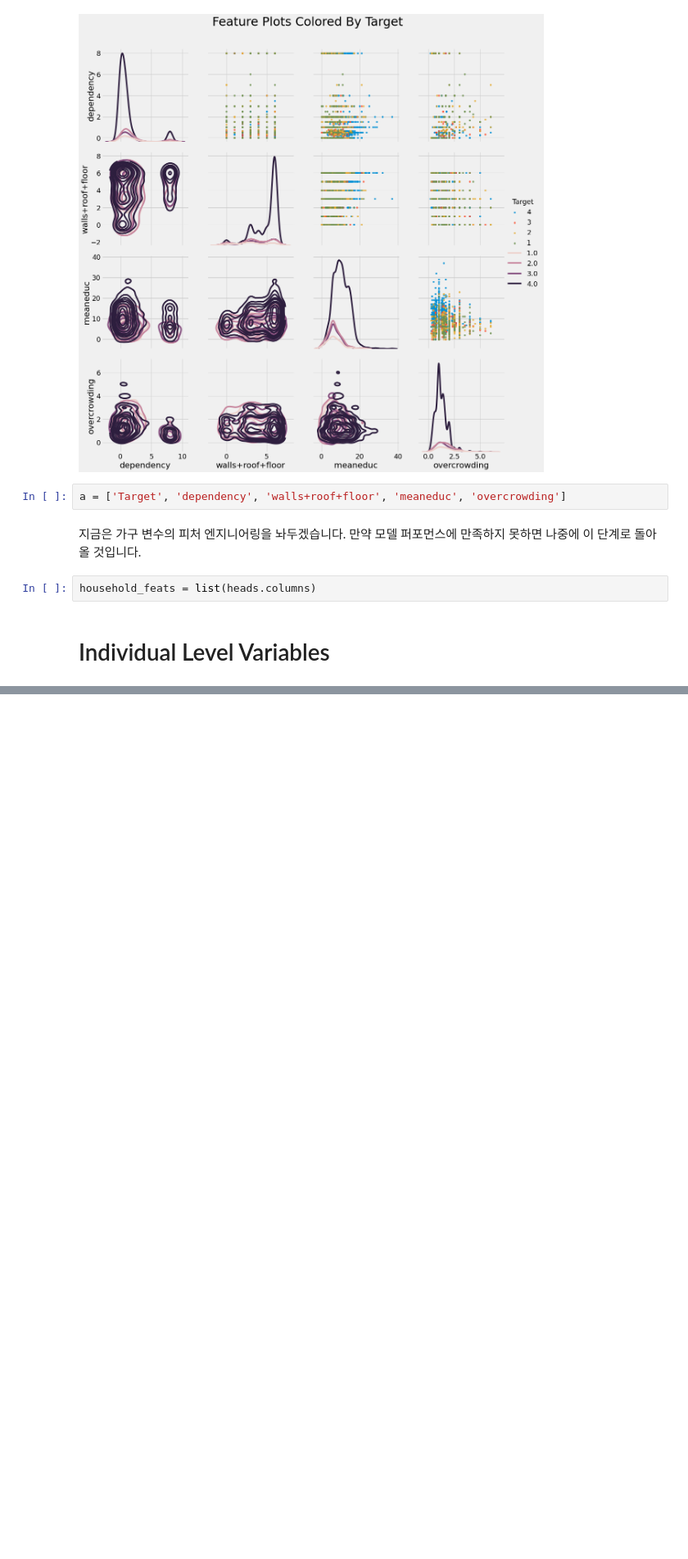
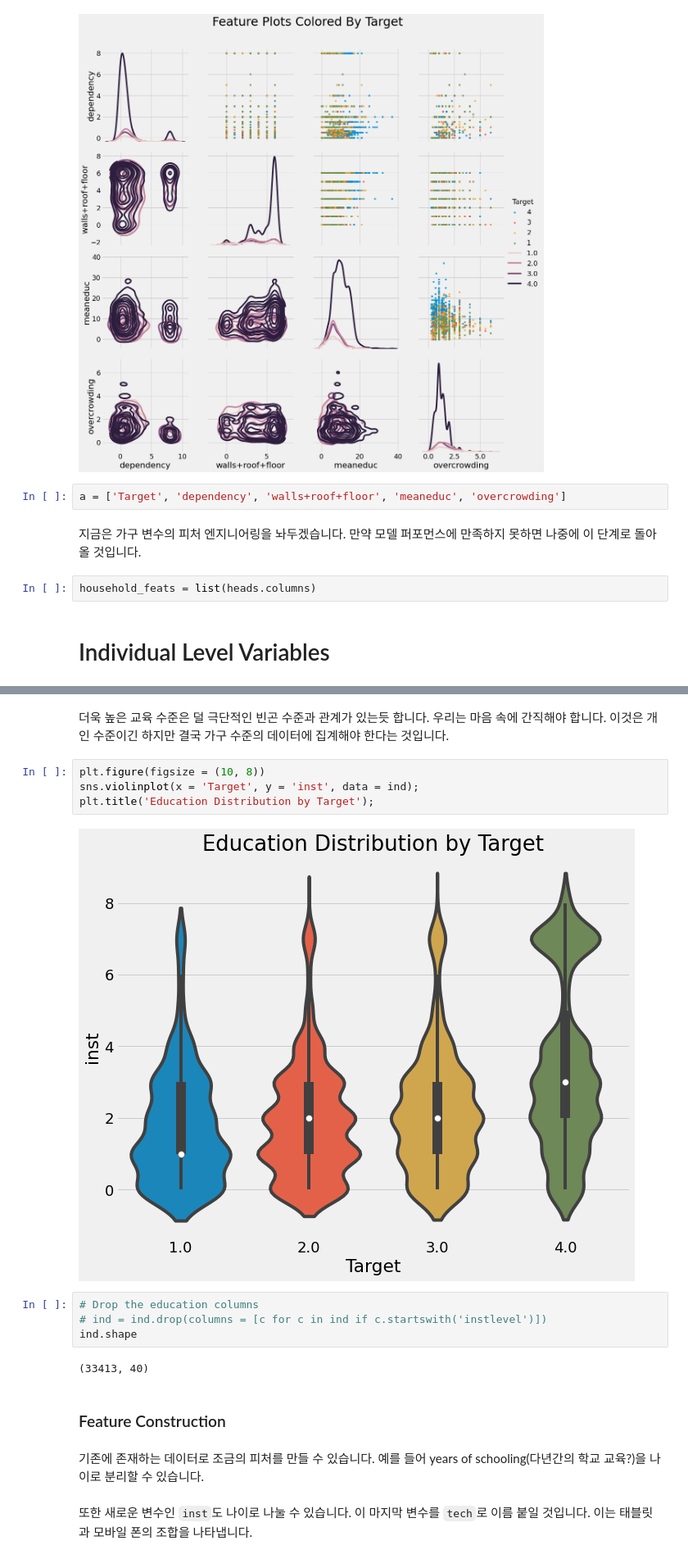
Before and after one commit to stk346/Kaggle, a Jupyter notebook: Costa Rican Household Poverty Level Prediction/A_Complete_Introduction_and_Walkthrough.ipynb, the cells around one changed output, grey strips where cells are left out. Shown at 82% size. Drawn from its saved outputs; the diff is of its cells as text; blank space fills up the shorter version.

```diff
--- a/Costa Rican Household Poverty Level Prediction/A_Complete_Introduction_and_Walkthrough.ipynb
+++ b/Costa Rican Household Poverty Level Prediction/A_Complete_Introduction_and_Walkthrough.ipynb
@@ -1650,0 +1713,20 @@ household_feats = list(heads.columns)
+# %% [markdown]
+더욱 높은 교육 수준은 덜 극단적인 빈곤 수준과 관계가 있는듯 합니다. 우리는 마음 속에 간직해야 합니다. 이것은 개인 수준이긴 하지만 결국 가구 수준의 데이터에 집계해야 한다는 것입니다.
+# %%
+plt.figure(figsize = (10, 8))
+sns.violinplot(x = 'Target', y = 'inst', data = ind);
+plt.title('Education Distribution by Target');
+# %% [output]
+[figure, added]
+# %%
+# Drop the education columns
+# ind = ind.drop(columns = [c for c in ind if c.startswith('instlevel')])
+ind.shape
+# %% [output]
+(33413, 40)
+# %% [markdown]
+### Feature Construction
+# %% [markdown]
+기존에 존재하는 데이터로 조금의 피처를 만들 수 있습니다. 예를 들어 years of schooling(다년간의 학교 교육?)을 나이로 분리할 수 있습니다.
+# %% [markdown]
+또한 새로운 변수인 `inst`도 나이로 나눌 수 있습니다. 이 마지막 변수를 `tech`로 이름 붙일 것입니다. 이는 태블릿과 모바일 폰의 조합을 나타냅니다.
```
Also changed, not shown: parts of 54 cells of this notebook.
